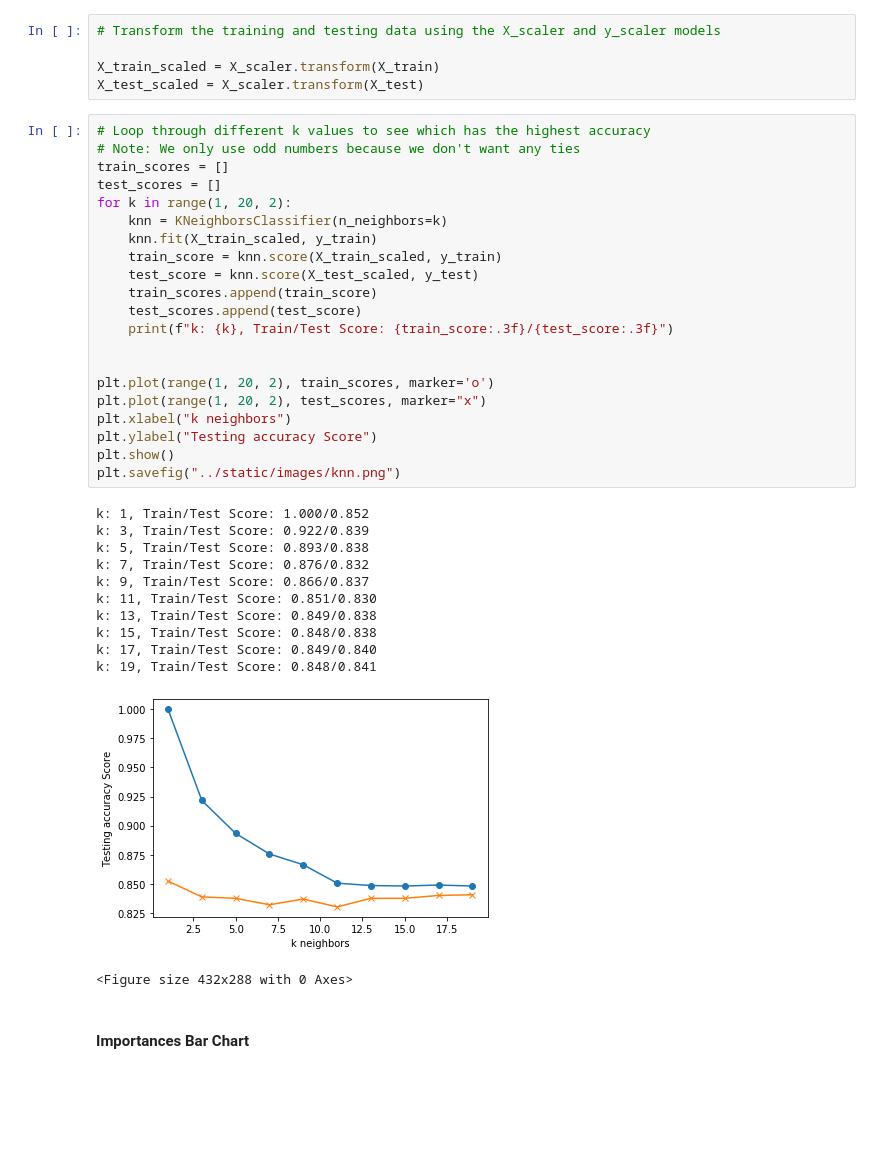
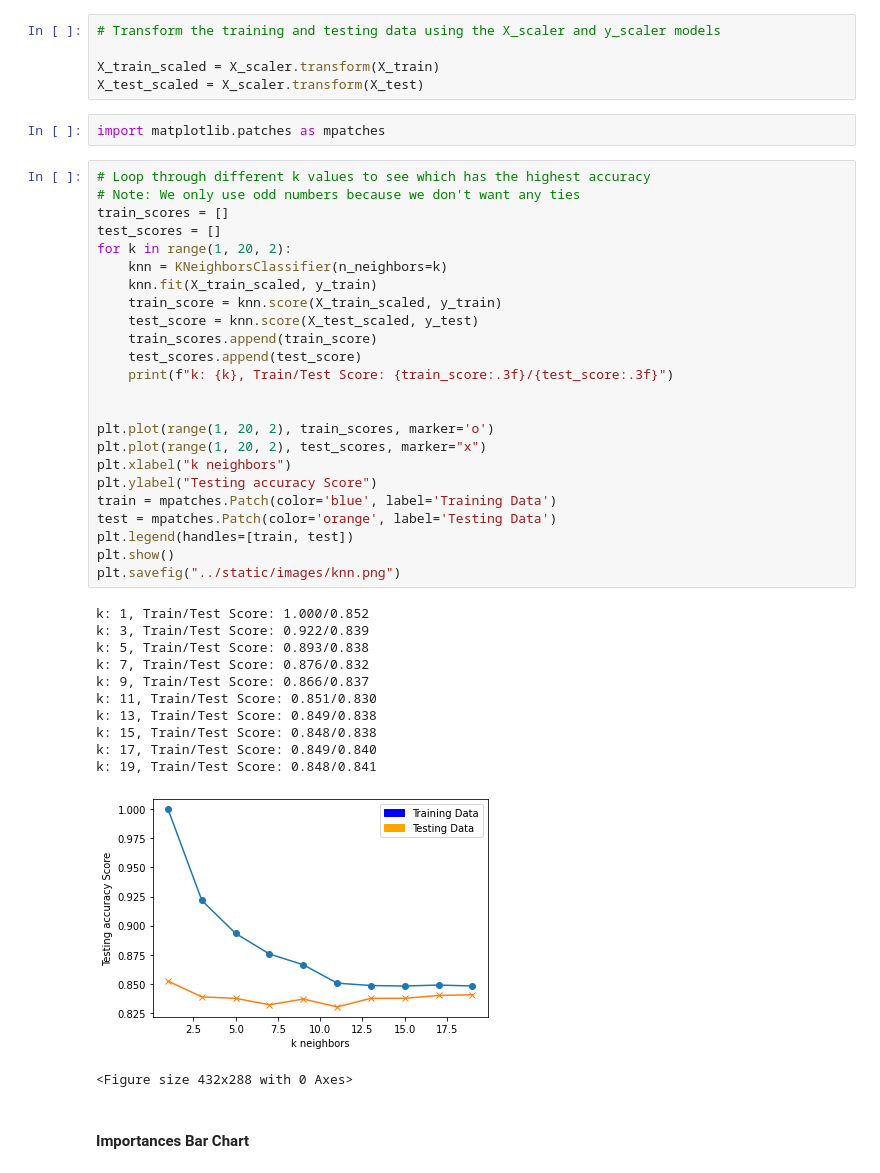
Before and after one commit to bea03013/GrapeExpectations, a Jupyter notebook: Jupyter Notebooks/Wine.ipynb, the cells around one changed output. Drawn from its saved outputs; the diff is of its cells as text; blank space fills up the shorter version.

Commit message:
Adding a legend to test/train plot

```diff
--- a/Jupyter Notebooks/Wine.ipynb
+++ b/Jupyter Notebooks/Wine.ipynb
@@ -100,39 +100,44 @@ X_scaler = StandardScaler().fit(X_train)
 
 X_train_scaled = X_scaler.transform(X_train)
 X_test_scaled = X_scaler.transform(X_test)
+# %%
+import matplotlib.patches as mpatches
 # %%
 # Loop through different k values to see which has the highest accuracy
 # Note: We only use odd numbers because we don't want any ties
 train_scores = []
 test_scores = []
 for k in range(1, 20, 2):
     knn = KNeighborsClassifier(n_neighbors=k)
     knn.fit(X_train_scaled, y_train)
     train_score = knn.score(X_train_scaled, y_train)
     test_score = knn.score(X_test_scaled, y_test)
     train_scores.append(train_score)
     test_scores.append(test_score)
     print(f"k: {k}, Train/Test Score: {train_score:.3f}/{test_score:.3f}")
 
 
 plt.plot(range(1, 20, 2), train_scores, marker='o')
 plt.plot(range(1, 20, 2), test_scores, marker="x")
 plt.xlabel("k neighbors")
 plt.ylabel("Testing accuracy Score")
+train = mpatches.Patch(color='blue', label='Training Data')
+test = mpatches.Patch(color='orange', label='Testing Data')
+plt.legend(handles=[train, test])
 plt.show()
 plt.savefig("../static/images/knn.png")
 # %% [output]
 k: 1, Train/Test Score: 1.000/0.852
 k: 3, Train/Test Score: 0.922/0.839
 k: 5, Train/Test Score: 0.893/0.838
 k: 7, Train/Test Score: 0.876/0.832
 k: 9, Train/Test Score: 0.866/0.837
 k: 11, Train/Test Score: 0.851/0.830
 k: 13, Train/Test Score: 0.849/0.838
 k: 15, Train/Test Score: 0.848/0.838
 k: 17, Train/Test Score: 0.849/0.840
 k: 19, Train/Test Score: 0.848/0.841
-[figure, old version]
+[figure, new version]
 <Figure size 432x288 with 0 Axes>
 # %% [markdown]
 #### Importances Bar Chart
```
Also changed, not shown: parts of 1 cell of this notebook, 1 other file.
